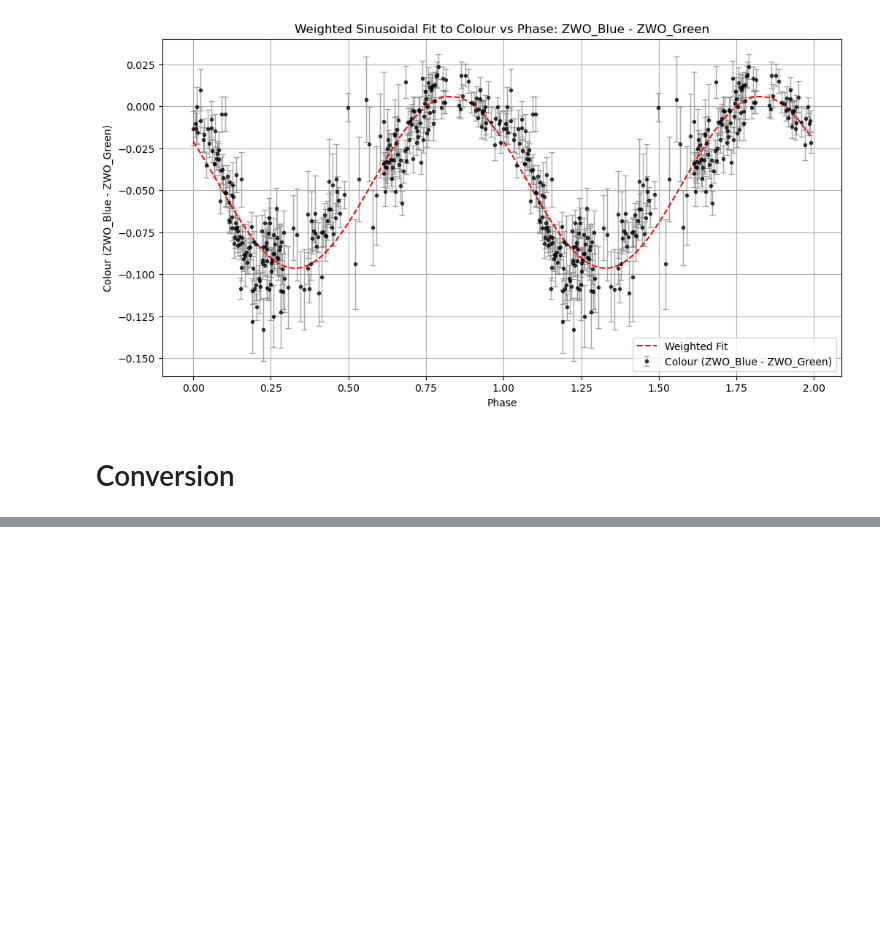
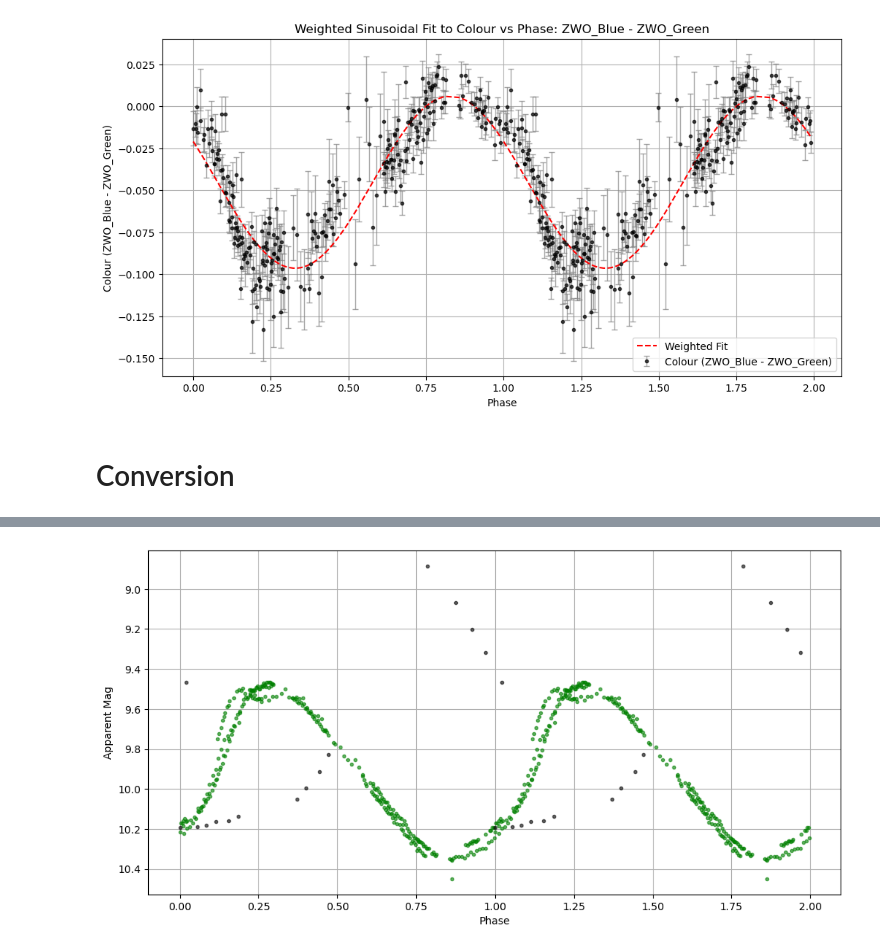
Before and after one commit to Jake-Land/MPhys_Project-Variable_Stars, a Jupyter notebook: S_filter_conversions.ipynb, the cells around one changed output, grey strips where cells are left out. Cells and saved outputs as stored; diff of their text form; code cells hidden in the pictures; blank space fills up the shorter version.

```diff
--- a/S_filter_conversions.ipynb
+++ b/S_filter_conversions.ipynb
@@ -276,0 +406,24 @@ for zwo in zwo_filters:
+# %%
+plt.figure(figsize=(12,6))
+
+plt.errorbar(Green_data['phase'], Green_data['App_Mag'], #yerr=Green_data['App_Mag_Error'],
+             fmt='.', color='g', ecolor='gray', alpha=0.6, capsize=2)
+
+
+plt.errorbar(V_data['phase'], V_data['App_Mag'], #yerr=V_data['App_Mag_Error'],
+             fmt='.', color='k', ecolor='gray', alpha=0.6, capsize=2)
+
+plt.errorbar(Green_data['phase']+1, Green_data['App_Mag'], #yerr=Green_data['App_Mag_Error'],
+             fmt='.', color='g', ecolor='gray', alpha=0.6, capsize=2)
+
+
+plt.errorbar(V_data['phase']+1, V_data['App_Mag'], #yerr=V_data['App_Mag_Error'],
+             fmt='.', color='k', ecolor='gray', alpha=0.6, capsize=2)
+
+plt.xlabel('Phase')
+plt.ylabel('Apparent Mag')
+plt.gca().invert_yaxis()
+plt.grid(True)
+plt.show()
+# %% [output]
+[figure, added]
```
Also changed, not shown: parts of 13 cells of this notebook.
